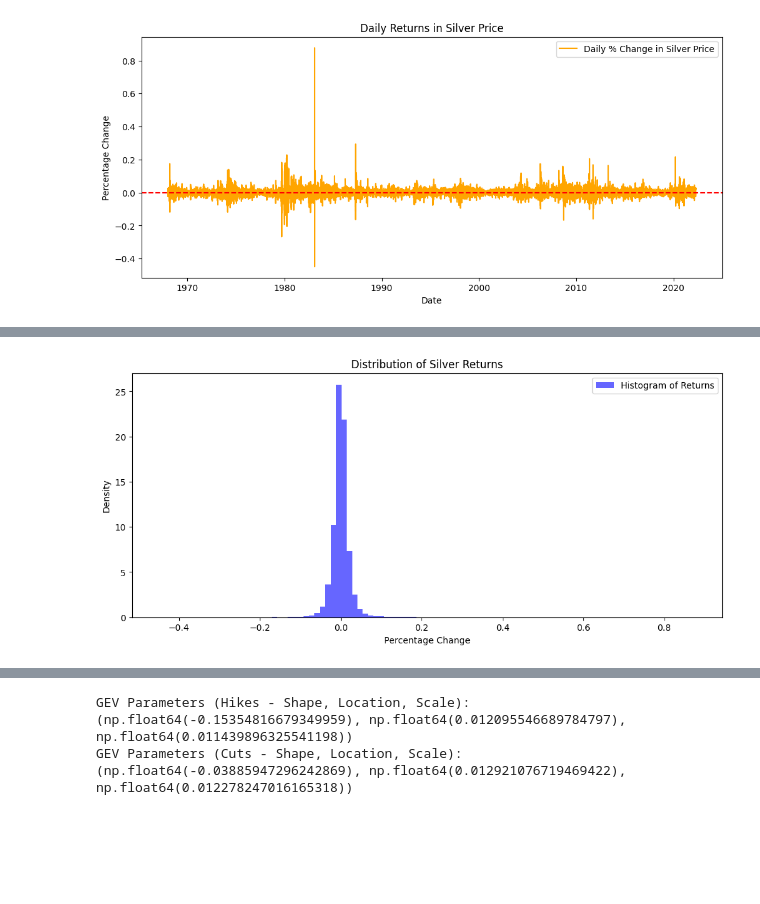
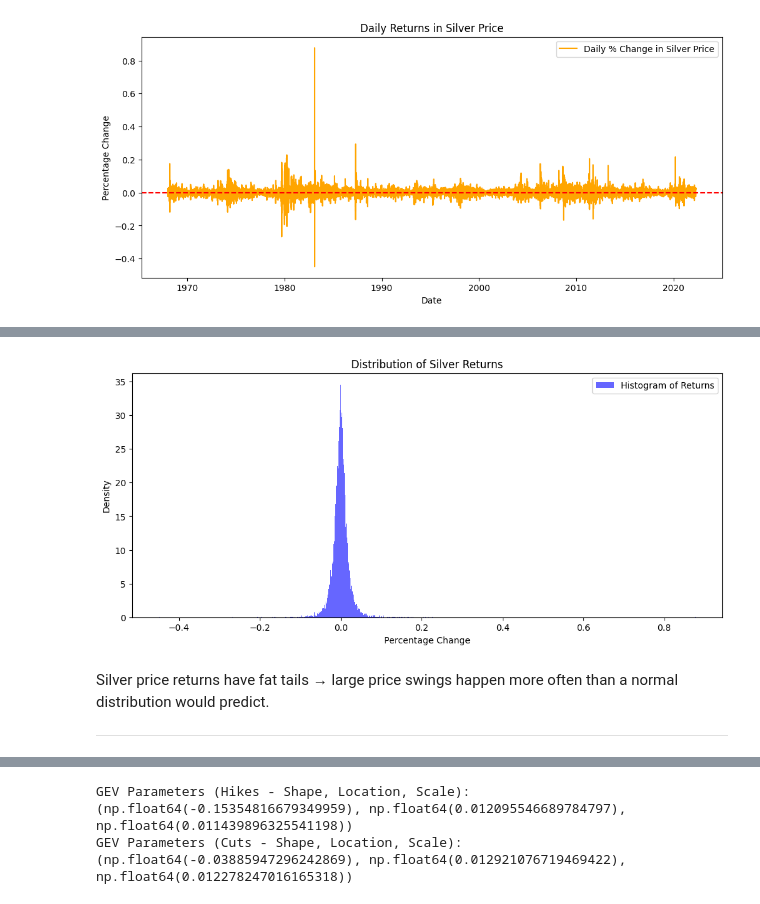
Before and after one commit to Sleeperalex/projetEVT, a Jupyter notebook: projetEVT.ipynb, the cells around one changed output, grey strips where cells are left out. Cells and saved outputs as stored; diff of their text form; code cells hidden in the pictures; blank space fills up the shorter version.

```diff
--- a/projetEVT.ipynb
+++ b/projetEVT.ipynb
@@ -24,8 +30,6 @@ df.head()
 # %%
 # Convert date column to datetime
 df['Date'] = pd.to_datetime(df['Date'])
-# Remove data before 2005
-df = df[df['Date'] >= '2005-01-01']
 # Handle missing values (forward-fill method)
 df['USD'] = df['USD'].ffill()
 # Compute rate changes (percentage change in Silver price)
@@ -58,10 +79,14 @@ plt.show()
 # %%
 plt.figure(figsize=(12,5))
-plt.hist(df['rate_change'], bins=100, density=True, alpha=0.6, color='b', label='Histogram of Returns')
+plt.hist(df['rate_change'], bins=1000, density=True, alpha=0.6, color='b', label='Histogram of Returns')
 plt.title('Distribution of Silver Returns')
 plt.xlabel('Percentage Change')
 plt.ylabel('Density')
 plt.legend()
 plt.show()
 # %% [output]
-[figure, old version]
+[figure, new version]
+# %% [markdown]
+Silver price returns have fat tails → large price swings happen more often than a normal distribution would predict.
+
+---
```
Also changed, not shown: parts of 13 cells of this notebook.
